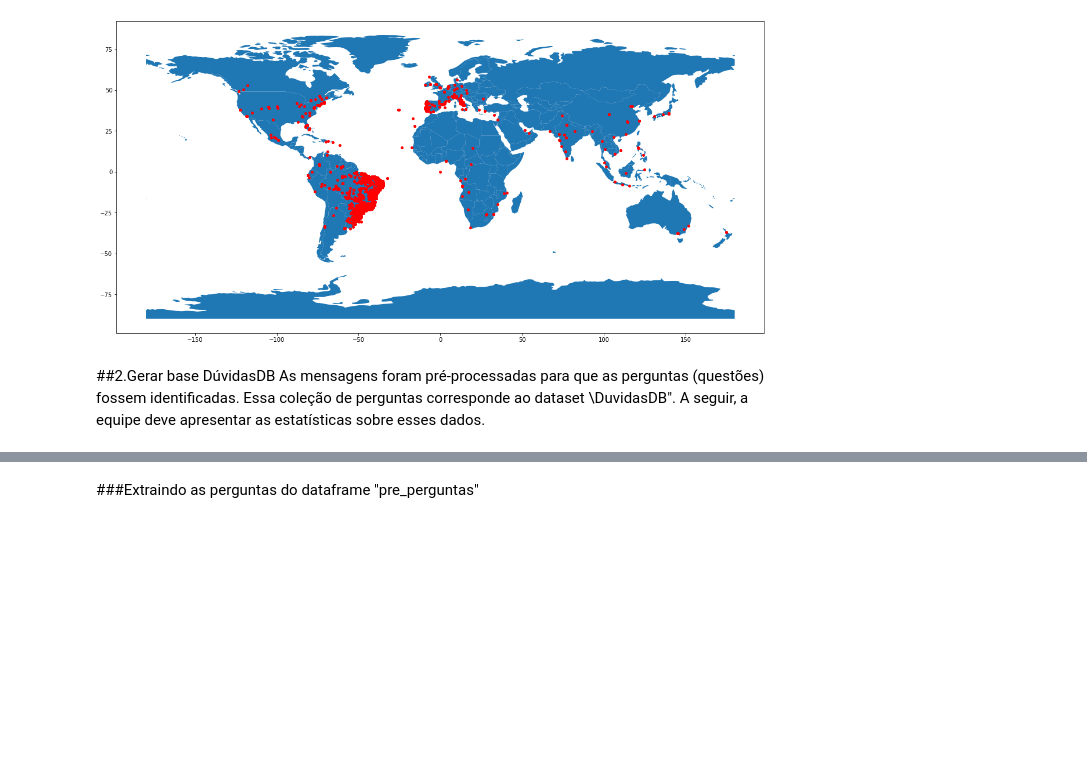
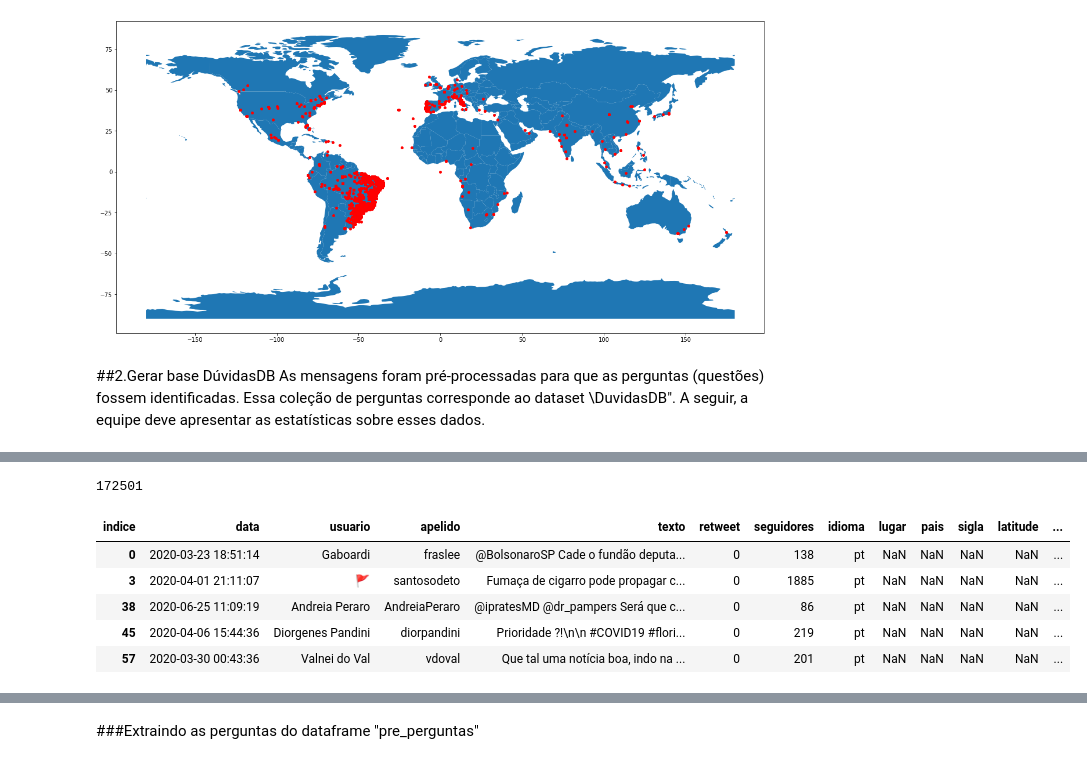
Before and after one commit to albert-melo/ProgCiencia-de-Dados, a Jupyter notebook: WorkProgCienciaDados.ipynb, the cells around one changed output, grey strips where cells are left out. Cells and saved outputs as stored; diff of their text form; code cells hidden in the pictures; blank space fills up the shorter version.

Commit message:
Criando DuvidasDB - Erro no registro 17965 (Index out)

```diff
--- a/WorkProgCienciaDados.ipynb
+++ b/WorkProgCienciaDados.ipynb
@@ -196,3 +193,29 @@ def separaPerguntas(texto, caractere):
+# %%
+pre_perguntas = dados[ dados["texto"].str.contains("?", regex=False) ]
+print(len(pre_perguntas))
+
+
+#Converte conteúdo de texto em minúsculo
+registro = {'data':'', 'usuario':'', 'apelido':'', 'duvida':'', 'retweet':'', 'seguidores':'', 'idioma':'', 'lugar':'', 'pais':'', 'sigla': '', 'latitude':'' , 'longitude':'', 'hashtags':'' }
+duvidas = list()
+
+
+i_perguntas = list( pre_perguntas.index )
+lista_perguntas = list()
+
+i_perguntas[len(i_perguntas)-1]
+
+pre_perguntas.tail(10)
+
+pre_perguntas.head()
+# %% [output]
+172501
+| indice | data | usuario | apelido | texto | retweet | seguidores | idioma | lugar | pais | sigla | latitude | ... |
+| 0 | 2020-03-23 18:51:14 | Gaboardi | fraslee | @BolsonaroSP Cade o fundão deputa... | 0 | 138 | pt | NaN | NaN | NaN | NaN | ... |
+| 3 | 2020-04-01 21:11:07 | 🚩 | santosodeto | Fumaça de cigarro pode propagar c... | 0 | 1885 | pt | NaN | NaN | NaN | NaN | ... |
+| 38 | 2020-06-25 11:09:19 | Andreia Peraro | AndreiaPeraro | @ipratesMD @dr_pampers Será que c... | 0 | 86 | pt | NaN | NaN | NaN | NaN | ... |
+| 45 | 2020-04-06 15:44:36 | Diorgenes Pandini | diorpandini | Prioridade ?!\n\n #COVID19 #flori... | 0 | 219 | pt | NaN | NaN | NaN | NaN | ... |
+| 57 | 2020-03-30 00:43:36 | Valnei do Val | vdoval | Que tal uma notícia boa, indo na ... | 0 | 201 | pt | NaN | NaN | NaN | NaN | ... |
 # %%
 #Separa os textos que apresentam '?'
 pre_perguntas = dados[ dados["texto"].str.contains("?", regex=False) ]
```
Also changed, not shown: parts of 2 cells of this notebook.
